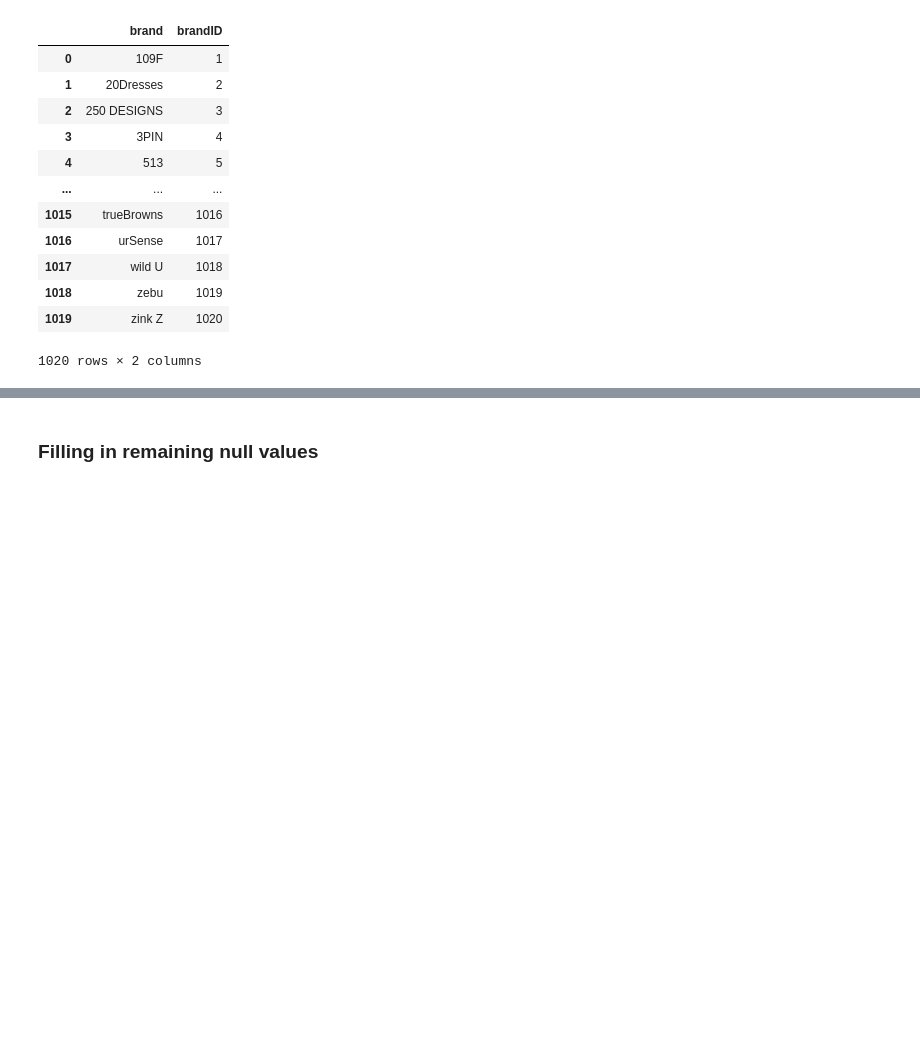
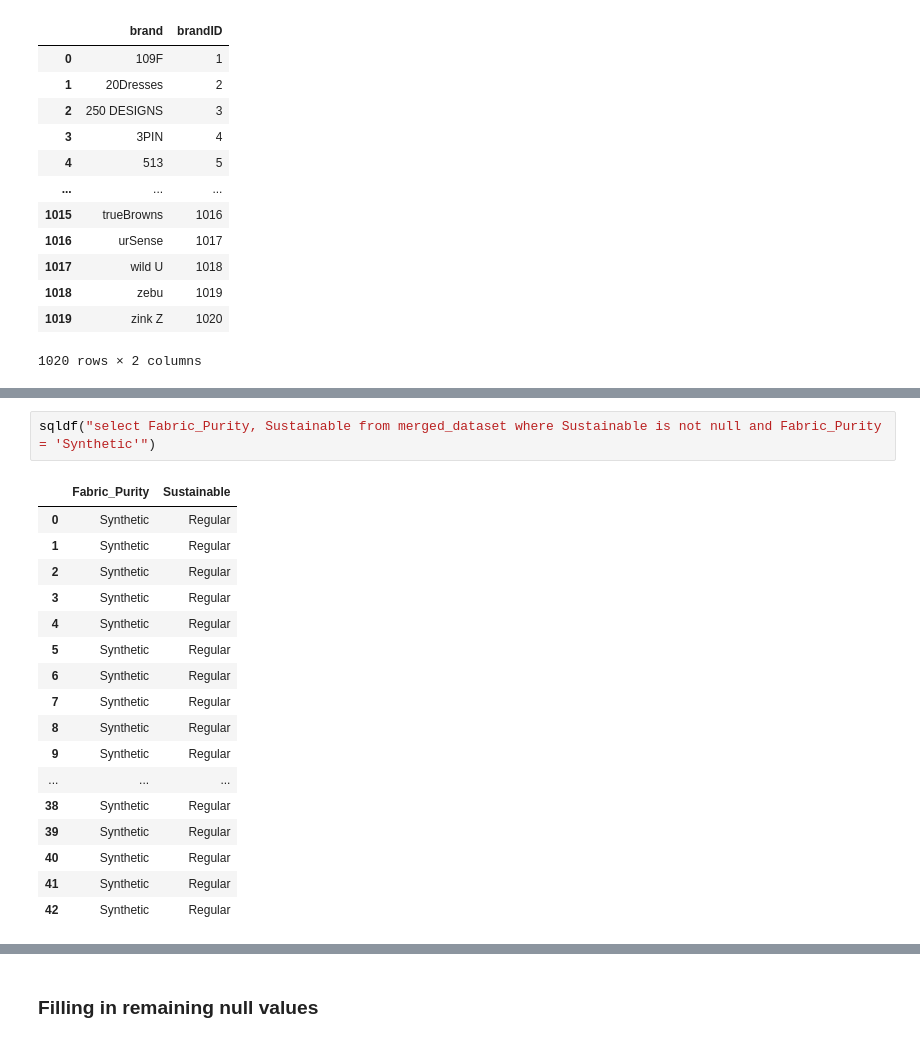
Before and after one commit to raccoonwithasword/big-data-assessment-2, a Jupyter notebook: DAT7015 Assessment 2.ipynb, the cells around one changed output, grey strips where cells are left out. Drawn from its saved outputs; the diff is of its cells as text; blank space fills up the shorter version.

```diff
--- a/DAT7015 Assessment 2.ipynb
+++ b/DAT7015 Assessment 2.ipynb
@@ -1017,0 +1056,20 @@ memory usage: 1.6+ MB
+# %%
+sqldf("select Fabric_Purity, Sustainable from merged_dataset where Sustainable is not null and Fabric_Purity = 'Synthetic'")
+# %% [output]
+|  | Fabric_Purity | Sustainable |
+| 0 | Synthetic | Regular |
+| 1 | Synthetic | Regular |
+| 2 | Synthetic | Regular |
+| 3 | Synthetic | Regular |
+| 4 | Synthetic | Regular |
+| 5 | Synthetic | Regular |
+| 6 | Synthetic | Regular |
+| 7 | Synthetic | Regular |
+| 8 | Synthetic | Regular |
+| 9 | Synthetic | Regular |
+| ... | ... | ... |
+| 38 | Synthetic | Regular |
+| 39 | Synthetic | Regular |
+| 40 | Synthetic | Regular |
+| 41 | Synthetic | Regular |
+| 42 | Synthetic | Regular |
```
Also changed, not shown: parts of 156 cells of this notebook.
